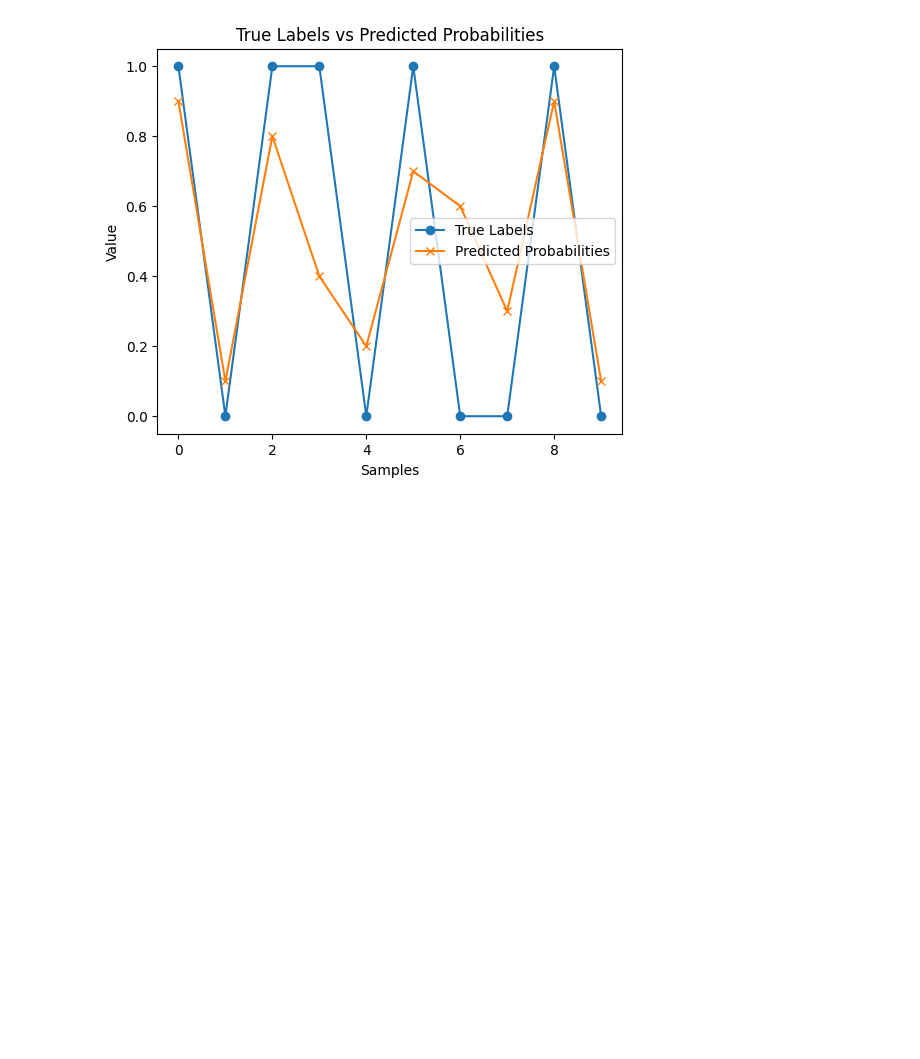
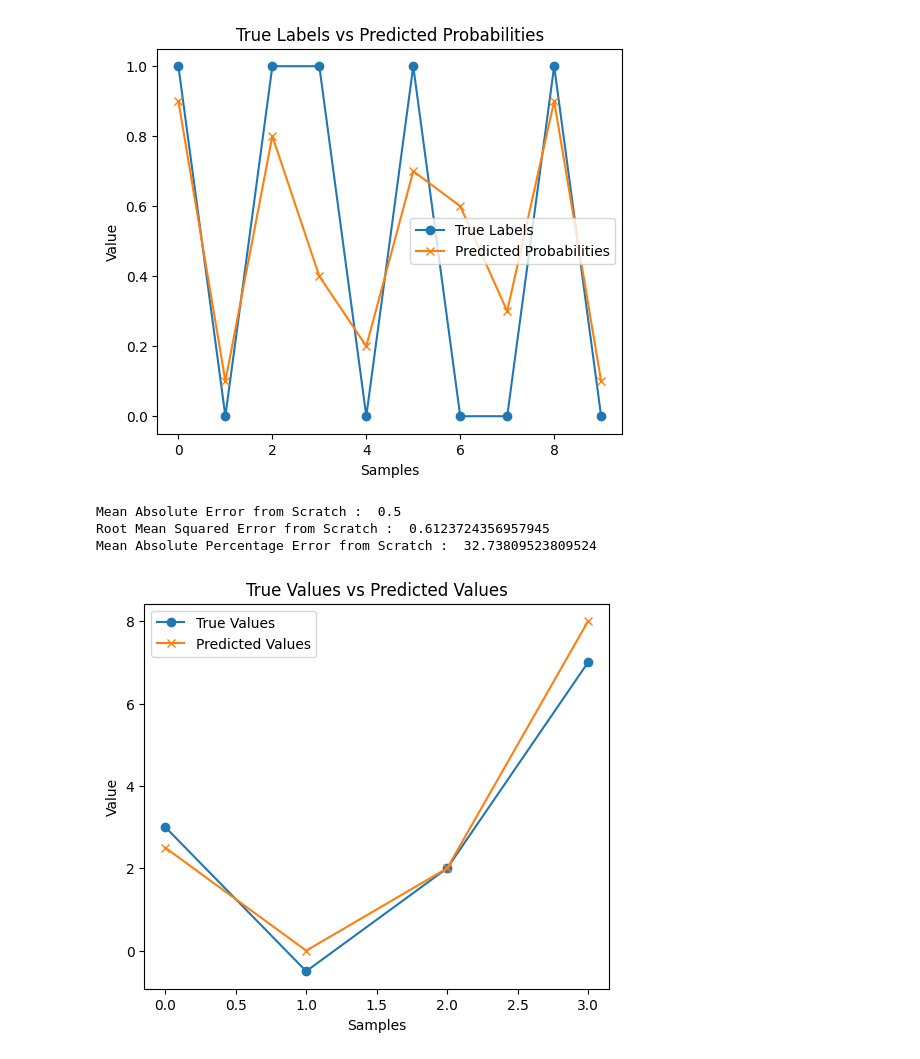
Before and after one commit to rahul8879/rbyte_ai_engineering, a Jupyter notebook: Machine_learning/02_performance_matrix.ipynb, the cells around one changed output. Saved outputs shown, nothing was run; the diff lists cells and outputs as text; code cells hidden in the pictures; blank space fills up the shorter version.

```diff
--- a/Machine_learning/02_performance_matrix.ipynb
+++ b/Machine_learning/02_performance_matrix.ipynb
@@ -116,3 +116,52 @@ plt.show()
 # %% [output]
 Log Loss :  0.34136605168855
 [figure]
+# %%
+# regression
+# data preparation
+y_true_reg = [3.0, -0.5, 2.0, 7.0]
+y_pred_reg = [2.5, 0.0, 2.0, 8.0]
+
+# mean absolute error from scratch
+def mae_scratch(y_true,y_pred):
+    n = len(y_true)
+    mae = sum(abs(y_true[i]-y_pred[i]) for i in range(n))/n
+    return mae
+
+
+# root mean squared error from scratch
+def rmse_scratch(y_true,y_pred):
+    n = len(y_true)
+    rmse = np.sqrt(sum((y_true[i]-y_pred[i])**2 for i in range(n))/n)
+    return rmse
+
+# mean absolute % error from scratch
+def mape_scratch(y_true,y_pred):
+    n = len(y_true)
+    mape = sum(abs((y_true[i]-y_pred[i])/y_true[i]) for i in range(n))/n * 100
+    return mape
+
+mae = mae_scratch(y_true_reg,y_pred_reg)
+print("Mean Absolute Error from Scratch : ",mae)
+
+rmse = rmse_scratch(y_true_reg,y_pred_reg)
+print("Root Mean Squared Error from Scratch : ",rmse)
+
+mape = mape_scratch(y_true_reg,y_pred_reg)
+print("Mean Absolute Percentage Error from Scratch : ",mape)
+
+
+# lets plot actual vs predicted
+plt.figure(figsize=(6,5))
+plt.plot(y_true_reg,label='True Values',marker='o')
+plt.plot(y_pred_reg,label='Predicted Values',marker='x')
+plt.xlabel('Samples')
+plt.ylabel('Value')
+plt.title('True Values vs Predicted Values')
+plt.legend()
+plt.show()
+# %% [output]
+Mean Absolute Error from Scratch :  0.5
+Root Mean Squared Error from Scratch :  0.6123724356957945
+Mean Absolute Percentage Error from Scratch :  32.73809523809524
+[figure, added]
```
Also changed, not shown: parts of 1 cell of this notebook.
